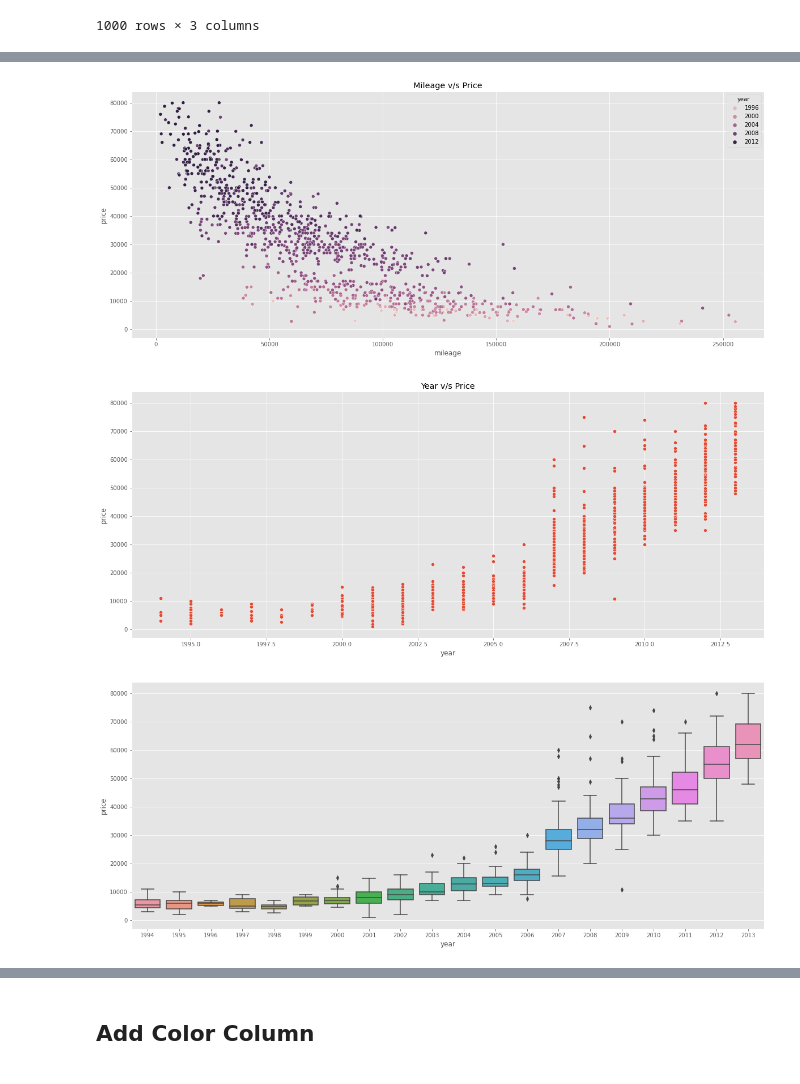
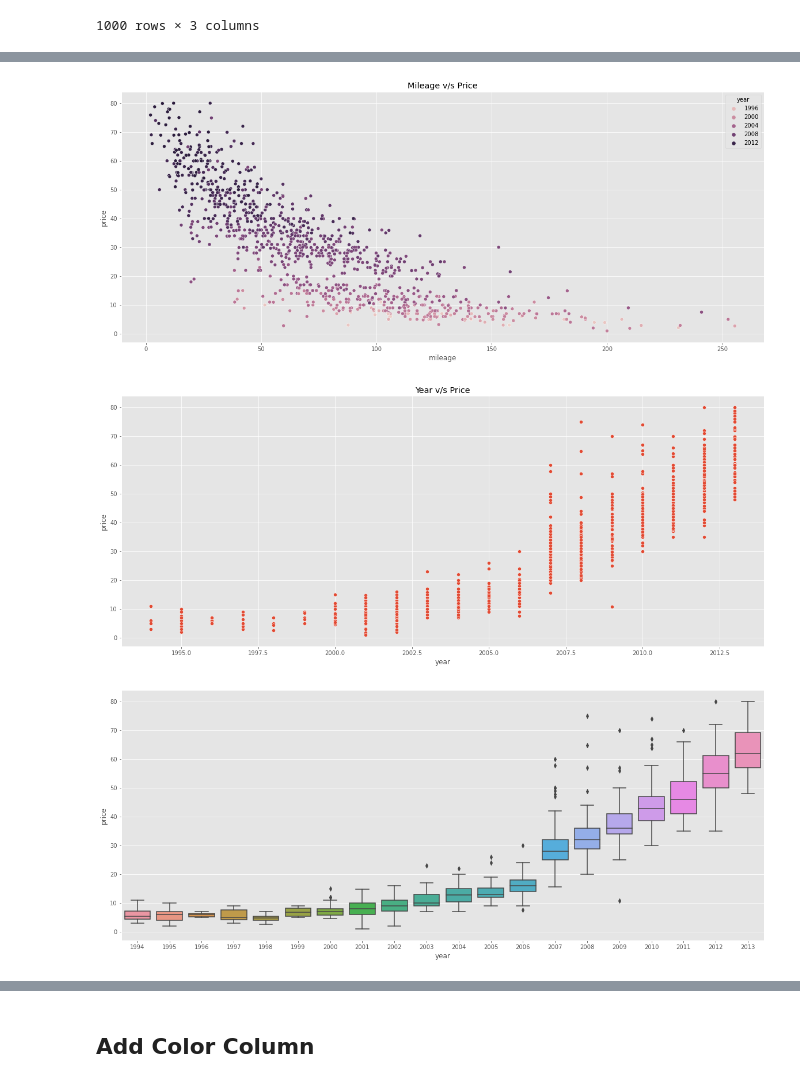
Before and after one commit to iamharkirat/STP-540, a Jupyter notebook: class_work.ipynb, the cells around one changed output, grey strips where cells are left out. Drawn from its saved outputs; the diff is of its cells as text; code cells hidden in the pictures.

```diff
--- a/class_work.ipynb
+++ b/class_work.ipynb
@@ -75,4 +75,8 @@ df_numeric
 | 998 | 58998 | 40219.0 | 2012 |
 | 999 | 8100 | 131121.0 | 2002 |
 1000 rows × 3 columns
+# %%
+df_numeric = df_numeric[['price','mileage','year']]
+df_numeric.iloc[:,0]  /= 1000
+df_numeric.iloc[:,1]  /= 1000
 # %%
@@ -85,15 +89,15 @@ df.describe().T
 # %%
-sns.scatterplot(x=df['mileage'], y=df['price'], hue=df['year'])
+sns.scatterplot(x=df_numeric['mileage'], y=df_numeric['price'], hue=df_numeric['year'])
 plt.title('Mileage v/s Price');
 # %% [output]
-[figure, old version]
+[figure, new version]
 # %%
-sns.scatterplot(x=df['year'], y=df['price'])
+sns.scatterplot(x=df_numeric['year'], y=df_numeric['price'])
 plt.title('Year v/s Price');
 # %% [output]
-[figure, old version]
+[figure, new version]
 # %%
-sns.boxplot(x=df['year'], y=df['price']);
+sns.boxplot(x=df_numeric['year'], y=df_numeric['price']);
 # %% [output]
-[figure, old version]
+[figure, new version]
 # %%
```
Also changed, not shown: parts of 12 cells of this notebook.
